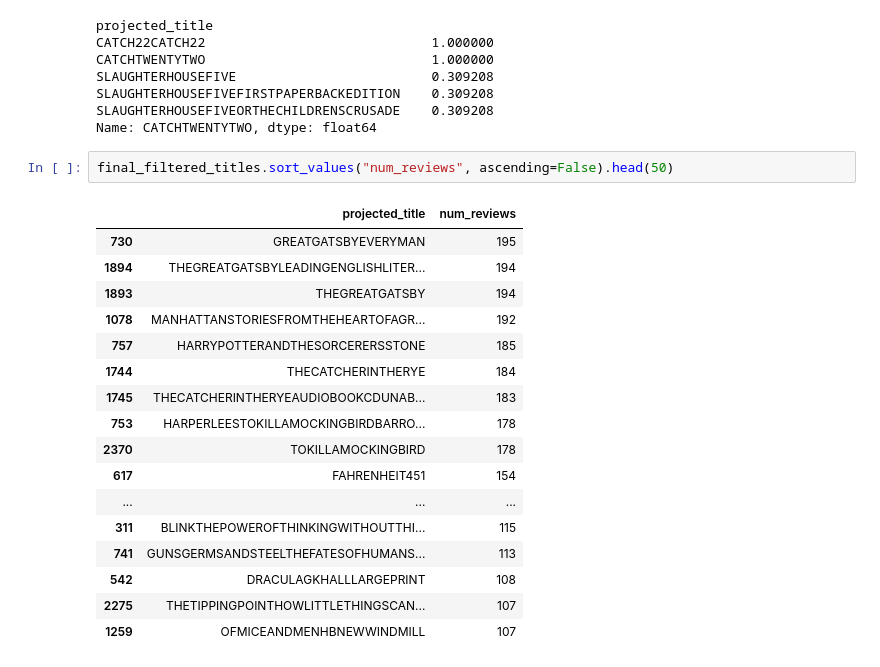
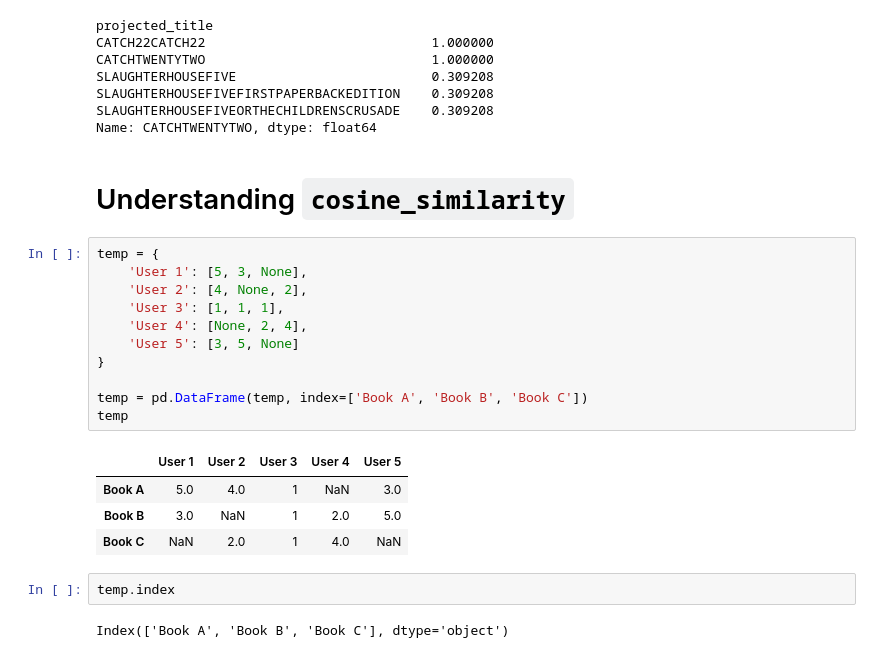
Before and after one commit to feyclan/WT_analysis, a Jupyter notebook: Recommenders.ipynb, the cells around one changed output. Saved outputs shown, nothing was run; the diff lists cells and outputs as text.

Commit message:
Understood with example what cosine-similarity is. Plus: imputation matters!

```diff
--- a/Recommenders.ipynb
+++ b/Recommenders.ipynb
@@ -215,23 +216,25 @@ SLAUGHTERHOUSEFIVE                         0.309208
 SLAUGHTERHOUSEFIVEFIRSTPAPERBACKEDITION    0.309208
 SLAUGHTERHOUSEFIVEORTHECHILDRENSCRUSADE    0.309208
 Name: CATCHTWENTYTWO, dtype: float64
-# %%
-final_filtered_titles.sort_values("num_reviews", ascending=False).head(50)
-# %% [output]
-|  | projected_title | num_reviews |
-| 730 | GREATGATSBYEVERYMAN | 195 |
-| 1894 | THEGREATGATSBYLEADINGENGLISHLITER... | 194 |
-| 1893 | THEGREATGATSBY | 194 |
-| 1078 | MANHATTANSTORIESFROMTHEHEARTOFAGR... | 192 |
-| 757 | HARRYPOTTERANDTHESORCERERSSTONE | 185 |
-| 1744 | THECATCHERINTHERYE | 184 |
-| 1745 | THECATCHERINTHERYEAUDIOBOOKCDUNAB... | 183 |
-| 753 | HARPERLEESTOKILLAMOCKINGBIRDBARRO... | 178 |
-| 2370 | TOKILLAMOCKINGBIRD | 178 |
-| 617 | FAHRENHEIT451 | 154 |
-| ... | ... | ... |
-| 311 | BLINKTHEPOWEROFTHINKINGWITHOUTTHI... | 115 |
-| 741 | GUNSGERMSANDSTEELTHEFATESOFHUMANS... | 113 |
-| 542 | DRACULAGKHALLLARGEPRINT | 108 |
-| 2275 | THETIPPINGPOINTHOWLITTLETHINGSCAN... | 107 |
-| 1259 | OFMICEANDMENHBNEWWINDMILL | 107 |
+# %% [markdown]
+# Understanding `cosine_similarity`
+# %%
+temp = {
+    'User 1': [5, 3, None],
+    'User 2': [4, None, 2],
+    'User 3': [1, 1, 1],
+    'User 4': [None, 2, 4],
+    'User 5': [3, 5, None]
+}
+
+temp = pd.DataFrame(temp, index=['Book A', 'Book B', 'Book C'])
+temp
+# %% [output]
+|  | User 1 | User 2 | User 3 | User 4 | User 5 |
+| Book A | 5.0 | 4.0 | 1 | NaN | 3.0 |
+| Book B | 3.0 | NaN | 1 | 2.0 | 5.0 |
+| Book C | NaN | 2.0 | 1 | 4.0 | NaN |
+# %%
+temp.index
+# %% [output]
+Index(['Book A', 'Book B', 'Book C'], dtype='object')
```
Also changed, not shown: parts of 12 cells of this notebook.
